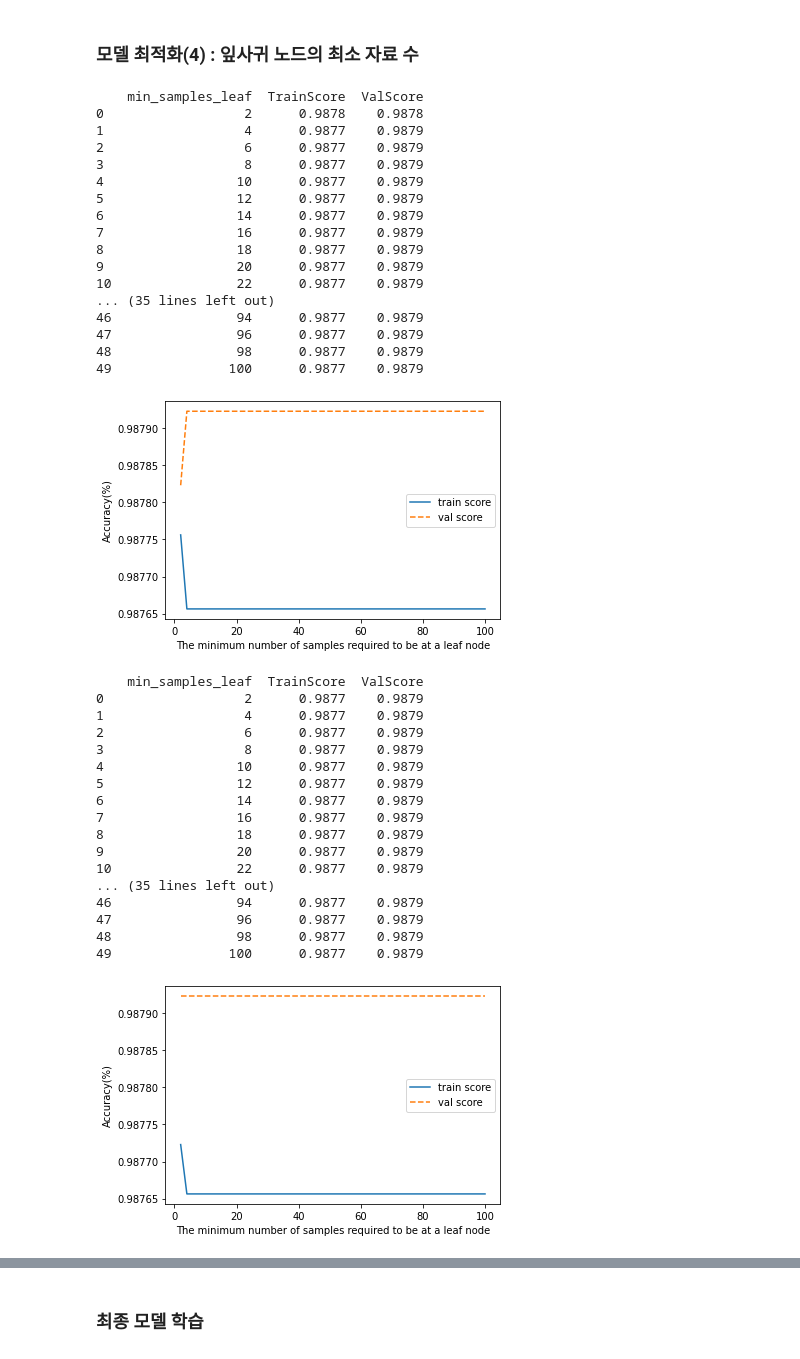
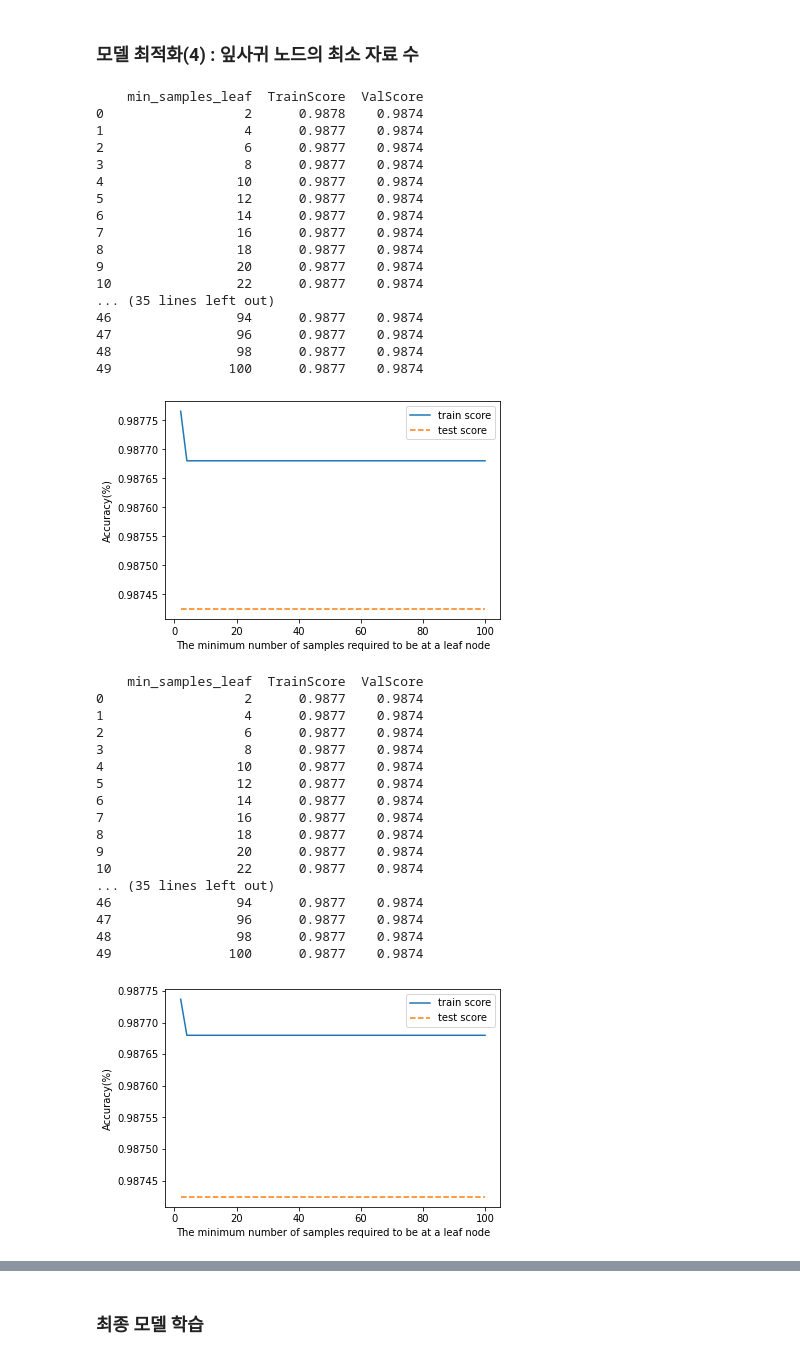
Before and after one commit to och5351/Bigdata_busan, a Jupyter notebook: ML/csy_RFC/RFC_re.ipynb, the cells around one changed output, grey strips where cells are left out. Cells and saved outputs as stored; diff of their text form; code cells hidden in the pictures.

```diff
--- a/ML/csy_RFC/RFC_re.ipynb
+++ b/ML/csy_RFC/RFC_re.ipynb
@@ -529,7 +545,7 @@ optimi_maxdepth(algorithm, algorithm_name,
 depth_min = 1
 depth_max = 41
 optimi_maxdepth(algorithm, algorithm_name,
-                train_input, train_target, val_input, val_target,
+                train_input, train_target, test_input, test_target,
                 depth_min, depth_max, n_estimator)
 # %% [output]
     depth  TrainScore  ValScore
@@ -553,5 +569,5 @@ optimi_maxdepth(algorithm, algorithm_name,
 # %%
-n_depth = 6
+n_depth = 9
 # %% [markdown]
 ### 모델 최적화(3) : 분리 노드의 최소 자료 수
 # %%
@@ -642,7 +660,7 @@ optimi_minsplit (algorithm, algorithm_name,
 [figure]
 # %%
 
-n_split = 6
+n_split = 8
 # %% [markdown]
 ### 모델 최적화(4) : 잎사귀 노드의 최소 자료 수
 # %%
@@ -650,52 +668,52 @@ n_split = 6
 n_leaf_min = 1
 n_leaf_max = 51
 optimi_minleaf(algorithm, algorithm_name,
-               train_input, train_target, val_input, val_target,
+               train_input, train_target, test_input, test_target,
                n_leaf_min, n_leaf_max, n_estimator, n_depth, n_split)
 # 잎사귀 노드의 최소 자료 수는 많고, 훈련 정확도와 검증 정확도의 차이가 적은 값으로 선정하는 것이 좋다
 # 잎사귀 노드의 최소 자료 수가 많아질 수록 과소적합이 일어나므로 훈련·검증 정확도 차이가 나지 않는 n_leaf = 2로 선정
 # %% [output]
     min_samples_leaf  TrainScore  ValScore
-0                  2      0.9878    0.9878
-1                  4      0.9877    0.9879
-2                  6      0.9877    0.9879
-3                  8      0.9877    0.9879
-4                 10      0.9877    0.9879
-5                 12      0.9877    0.9879
-6                 14      0.9877    0.9879
-7                 16      0.9877    0.9879
-8                 18      0.9877    0.9879
-9                 20      0.9877    0.9879
-10                22      0.9877    0.9879
+0                  2      0.9878    0.9874
+1                  4      0.9877    0.9874
+2                  6      0.9877    0.9874
+3                  8      0.9877    0.9874
+4                 10      0.9877    0.9874
+5                 12      0.9877    0.9874
+6                 14      0.9877    0.9874
+7                 16      0.9877    0.9874
+8                 18      0.9877    0.9874
+9                 20      0.9877    0.9874
+10                22      0.9877    0.9874
 ... (35 lines left out)
-46                94      0.9877    0.9879
-47                96      0.9877    0.9879
-48                98      0.9877    0.9879
-49               100      0.9877    0.9879
+46                94      0.9877    0.9874
+47                96      0.9877    0.9874
+48                98      0.9877    0.9874
+49               100      0.9877    0.9874
-[figure, old version]
+[figure, new version]
 # %%
-# n_split = 5
+# n_split = 8
 n_leaf_min = 1
 n_leaf_max = 51
 optimi_minleaf(algorithm, algorithm_name,
-               train_input, train_target, val_input, val_target,
+               train_input, train_target, test_input, test_target,
                n_leaf_min, n_leaf_max, n_estimator, n_depth, n_split)
 # %% [output]
     min_samples_leaf  TrainScore  ValScore
-0                  2      0.9877    0.9879
-1                  4      0.9877    0.9879
-2                  6      0.9877    0.9879
-3                  8      0.9877    0.9879
-4                 10      0.9877    0.9879
-5                 12      0.9877    0.9879
-6                 14      0.9877    0.9879
-7                 16      0.9877    0.9879
-8                 18      0.9877    0.9879
-9                 20      0.9877    0.9879
-10                22      0.9877    0.9879
+0                  2      0.9877    0.9874
+1                  4      0.9877    0.9874
+2                  6      0.9877    0.9874
+3                  8      0.9877    0.9874
+4                 10      0.9877    0.9874
+5                 12      0.9877    0.9874
+6                 14      0.9877    0.9874
+7                 16      0.9877    0.9874
+8                 18      0.9877    0.9874
+9                 20      0.9877    0.9874
+10                22      0.9877    0.9874
 ... (35 lines left out)
-46                94      0.9877    0.9879
-47                96      0.9877    0.9879
-48                98      0.9877    0.9879
-49               100      0.9877    0.9879
+46                94      0.9877    0.9874
+47                96      0.9877    0.9874
+48                98      0.9877    0.9874
+49               100      0.9877    0.9874
-[figure, old version]
+[figure, new version]
```
Also changed, not shown: parts of 37 cells of this notebook, 8 other files.
